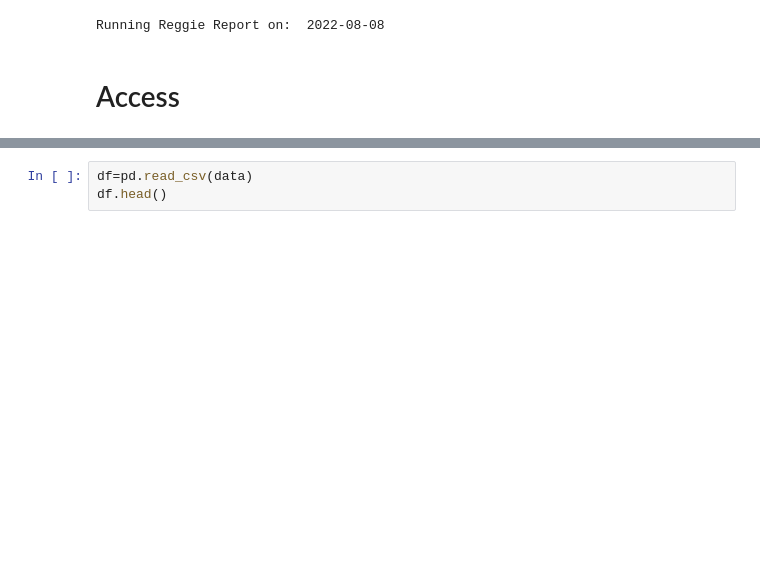
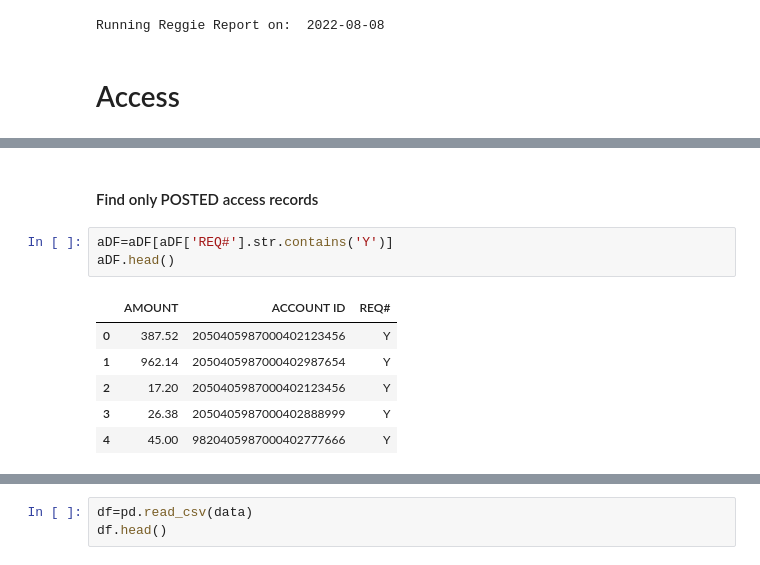
Before and after one commit to ScottySchmidt/accounting-finance-analyst, a Jupyter notebook: AccERP.ipynb, the cells around one changed output, grey strips where cells are left out. Saved outputs shown, nothing was run; the diff lists cells and outputs as text; blank space fills up the shorter version.

```diff
--- a/AccERP.ipynb
+++ b/AccERP.ipynb
@@ -30,0 +62,12 @@ aDF.head()
+# %% [markdown]
+#### Find only POSTED access records
+# %%
+aDF=aDF[aDF['REQ#'].str.contains('Y')]
+aDF.head()
+# %% [output]
+|  | AMOUNT | ACCOUNT ID | REQ# |
+| 0 | 387.52 | 2050405987000402123456 | Y |
+| 1 | 962.14 | 2050405987000402987654 | Y |
+| 2 | 17.20 | 2050405987000402123456 | Y |
+| 3 | 26.38 | 2050405987000402888999 | Y |
+| 4 | 45.00 | 9820405987000402777666 | Y |
```
Also changed, not shown: parts of 20 cells of this notebook.
